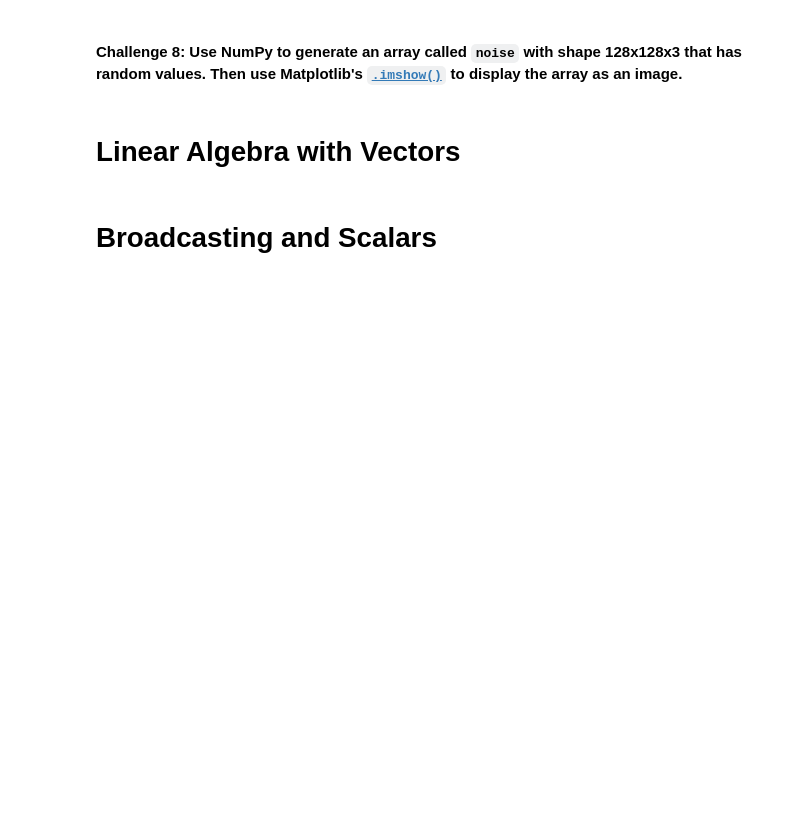
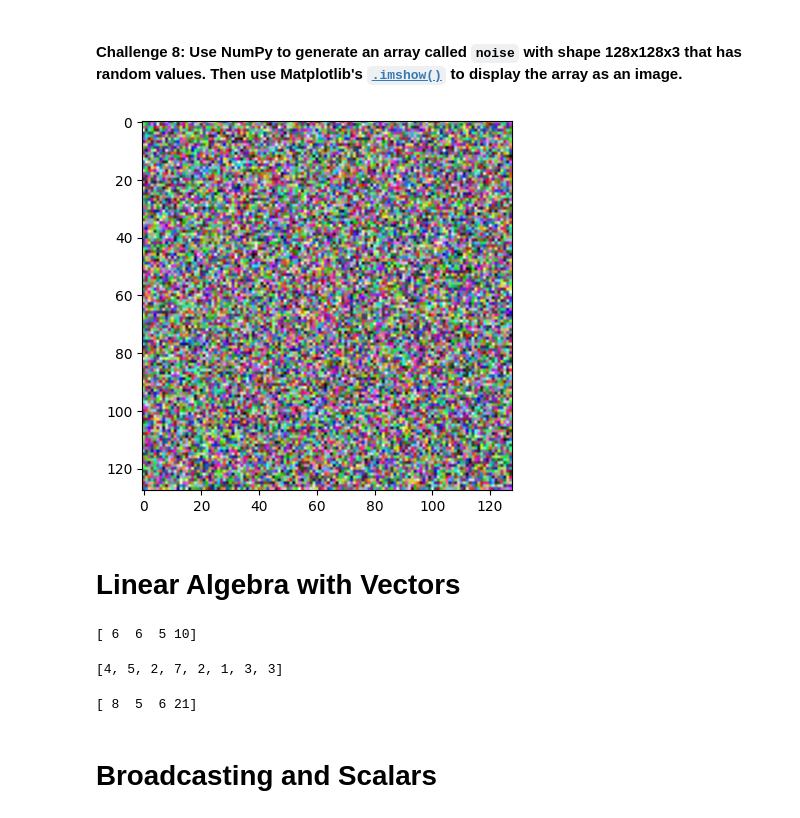
Before and after one commit to RafaelMoralesGallegos/100-days-of-Python, a Jupyter notebook: Day_77_Numpy/Computation_with_NumPy_and_N_Dimensional_Arrays_(start).ipynb, the cells around one changed output. Cells and saved outputs as stored; diff of their text form; code cells hidden in the pictures; blank space fills up the shorter version.

```diff
--- a/Day_77_Numpy/Computation_with_NumPy_and_N_Dimensional_Arrays_(start).ipynb
+++ b/Day_77_Numpy/Computation_with_NumPy_and_N_Dimensional_Arrays_(start).ipynb
@@ -173,11 +209,27 @@ Hint: Use the [`.random()` function](https://numpy.org/doc/stable/reference/rand
 # %% [markdown]
 #### **Challenge 8**: Use NumPy to generate an array called `noise` with shape 128x128x3 that has random values. Then use Matplotlib's [`.imshow()`](https://matplotlib.org/3.1.1/api/_as_gen/matplotlib.pyplot.imshow.html) to display the array as an image.
+# %%
+noise = np.random.random((128, 128, 3))
+plt.imshow(noise)
+plt.show()
+# %% [output]
+[figure, added]
 # %% [markdown]
 # Linear Algebra with Vectors
 # %%
 v1 = np.array([4, 5, 2, 7])
 v2 = np.array([2, 1, 3, 3])
+print(v1+v2)
+# %% [output]
+[ 6  6  5 10]
 # %%
 # Python Lists vs ndarrays
 list1 = [4, 5, 2, 7]
 list2 = [2, 1, 3, 3]
+print(list1+list2)
+# %% [output]
+[4, 5, 2, 7, 2, 1, 3, 3]
+# %%
+print(v1*v2)
+# %% [output]
+[ 8  5  6 21]
```
Also changed, not shown: parts of 27 cells of this notebook, 1 other file.
